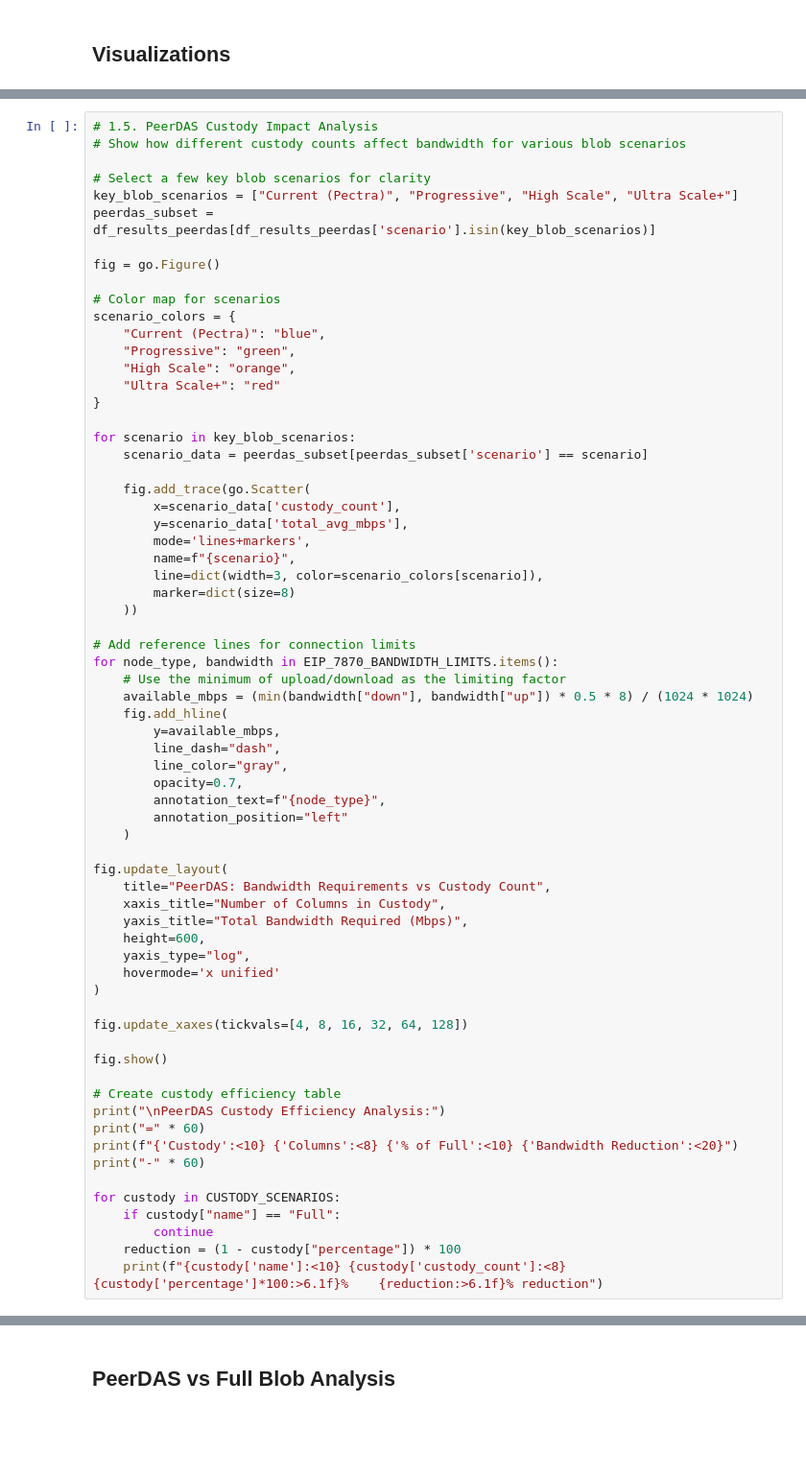
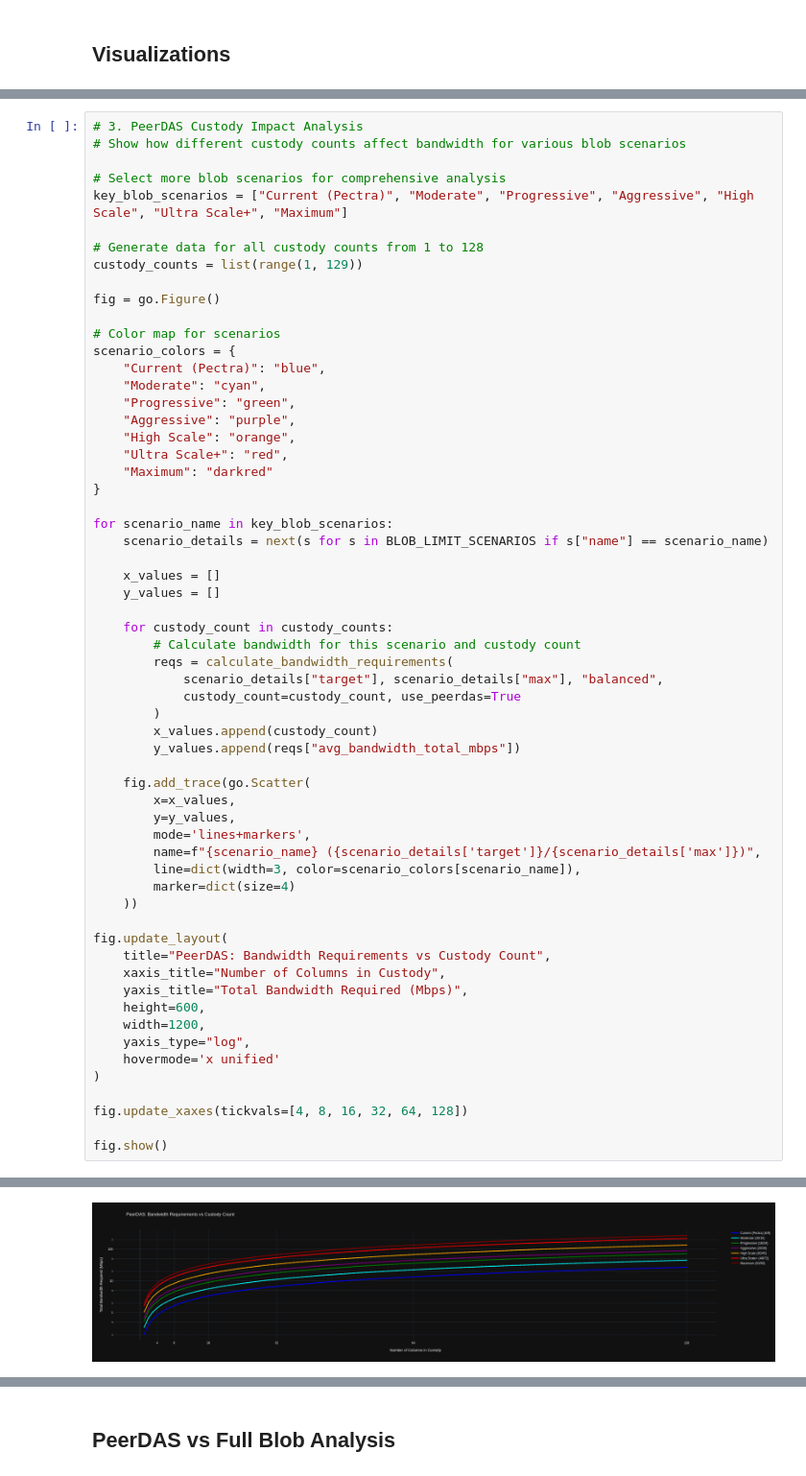
Before and after one commit to raulk/eth-notebooks, a Jupyter notebook: peerdas-bw-estimation.ipynb, the cells around one changed output, grey strips where cells are left out. Shown: that part at 96% size. Saved outputs shown, nothing was run; the diff lists cells and outputs as text; blank space fills up the shorter version.

```diff
--- a/peerdas-bw-estimation.ipynb
+++ b/peerdas-bw-estimation.ipynb
@@ -521,51 +767,56 @@ home_cable      - Download:  800.0 Mbps, Upload:   80.0 Mbps
 # %%
-# 1.5. PeerDAS Custody Impact Analysis
+# 3. PeerDAS Custody Impact Analysis
 # Show how different custody counts affect bandwidth for various blob scenarios
 
-# Select a few key blob scenarios for clarity
-key_blob_scenarios = ["Current (Pectra)", "Progressive", "High Scale", "Ultra Scale+"]
-peerdas_subset = df_results_peerdas[df_results_peerdas['scenario'].isin(key_blob_scenarios)]
+# Select more blob scenarios for comprehensive analysis
+key_blob_scenarios = ["Current (Pectra)", "Moderate", "Progressive", "Aggressive", "High Scale", "Ultra Scale+", "Maximum"]
+
+# Generate data for all custody counts from 1 to 128
+custody_counts = list(range(1, 129))
 
 fig = go.Figure()
 
 # Color map for scenarios
 scenario_colors = {
     "Current (Pectra)": "blue",
+    "Moderate": "cyan",
     "Progressive": "green",
+    "Aggressive": "purple",
     "High Scale": "orange",
-    "Ultra Scale+": "red"
+    "Ultra Scale+": "red",
+    "Maximum": "darkred"
 }
 
-for scenario in key_blob_scenarios:
-    scenario_data = peerdas_subset[peerdas_subset['scenario'] == scenario]
+for scenario_name in key_blob_scenarios:
+    scenario_details = next(s for s in BLOB_LIMIT_SCENARIOS if s["name"] == scenario_name)
+
+    x_values = []
+    y_values = []
+
+    for custody_count in custody_counts:
+        # Calculate bandwidth for this scenario and custody count
+        reqs = calculate_bandwidth_requirements(
+            scenario_details["target"], scenario_details["max"], "balanced",
+            custody_count=custody_count, use_peerdas=True
+        )
+        x_values.append(custody_count)
+        y_values.append(reqs["avg_bandwidth_total_mbps"])
 
     fig.add_trace(go.Scatter(
-        x=scenario_data['custody_count'],
-        y=scenario_data['total_avg_mbps'],
+        x=x_values,
+        y=y_values,
         mode='lines+markers',
-        name=f"{scenario}",
-        line=dict(width=3, color=scenario_colors[scenario]),
-        marker=dict(size=8)
+        name=f"{scenario_name} ({scenario_details['target']}/{scenario_details['max']})",
+        line=dict(width=3, color=scenario_colors[scenario_name]),
+        marker=dict(size=4)
     ))
-
-# Add reference lines for connection limits
-for node_type, bandwidth in EIP_7870_BANDWIDTH_LIMITS.items():
-    # Use the minimum of upload/download as the limiting factor
-    available_mbps = (min(bandwidth["down"], bandwidth["up"]) * 0.5 * 8) / (1024 * 1024)
-    fig.add_hline(
-        y=available_mbps,
-        line_dash="dash",
-        line_color="gray",
-        opacity=0.7,
-        annotation_text=f"{node_type}",
-        annotation_position="left"
-    )
 
 fig.update_layout(
     title="PeerDAS: Bandwidth Requirements vs Custody Count",
     xaxis_title="Number of Columns in Custody",
     yaxis_title="Total Bandwidth Required (Mbps)",
     height=600,
+    width=1200,
     yaxis_type="log",
     hovermode='x unified'
 )
@@ -573,16 +824,4 @@ fig.update_layout(
 fig.update_xaxes(tickvals=[4, 8, 16, 32, 64, 128])
 
 fig.show()
-
-# Create custody efficiency table
-print("\nPeerDAS Custody Efficiency Analysis:")
-print("=" * 60)
-print(f"{'Custody':<10} {'Columns':<8} {'% of Full':<10} {'Bandwidth Reduction':<20}")
-print("-" * 60)
-
-for custody in CUSTODY_SCENARIOS:
-    if custody["name"] == "Full":
-        continue
-    reduction = (1 - custody["percentage"]) * 100
-    print(f"{custody['name']:<10} {custody['custody_count']:<8} {custody['percentage']*100:>6.1f}%    {reduction:>6.1f}% reduction")
 # %% [output]
@@ -598 +828,2 @@ Super      64         50.0%      50.0% reduction
+[figure, added]
 # %%
```
Also changed, not shown: parts of 14 cells of this notebook, 1 other file.
